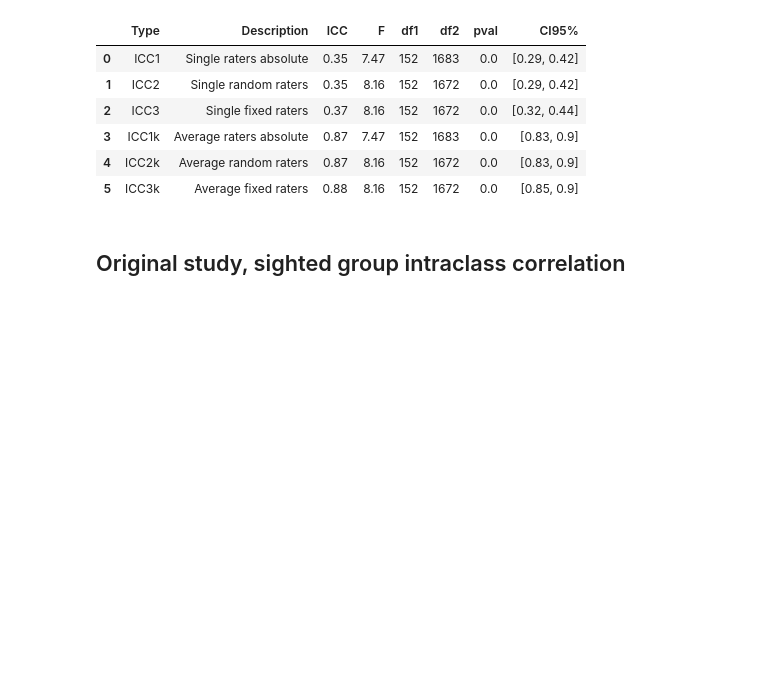
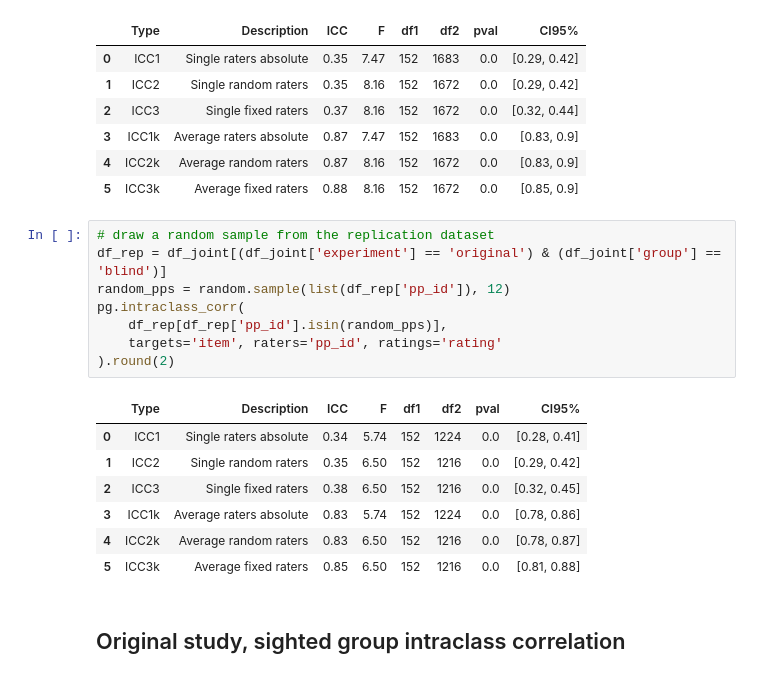
Before and after one commit to jvparidon/color-semantics, a Jupyter notebook: coca_icc_and_reading.ipynb, the cells around one changed output. Drawn from its saved outputs; the diff is of its cells as text; blank space fills up the shorter version.

```diff
--- a/coca_icc_and_reading.ipynb
+++ b/coca_icc_and_reading.ipynb
@@ -101,6 +104,22 @@ pg.intraclass_corr(df_joint[(df_joint['experiment'] == 'original') & (df_joint['
 | 3 | ICC1k | Average raters absolute | 0.87 | 7.47 | 152 | 1683 | 0.0 | [0.83, 0.9] |
 | 4 | ICC2k | Average random raters | 0.87 | 8.16 | 152 | 1672 | 0.0 | [0.83, 0.9] |
 | 5 | ICC3k | Average fixed raters | 0.88 | 8.16 | 152 | 1672 | 0.0 | [0.85, 0.9] |
+# %%
+# draw a random sample from the replication dataset
+df_rep = df_joint[(df_joint['experiment'] == 'original') & (df_joint['group'] == 'blind')]
+random_pps = random.sample(list(df_rep['pp_id']), 12)
+pg.intraclass_corr(
+    df_rep[df_rep['pp_id'].isin(random_pps)],
+    targets='item', raters='pp_id', ratings='rating'
+).round(2)
+# %% [output]
+|  | Type | Description | ICC | F | df1 | df2 | pval | CI95% |
+| 0 | ICC1 | Single raters absolute | 0.34 | 5.74 | 152 | 1224 | 0.0 | [0.28, 0.41] |
+| 1 | ICC2 | Single random raters | 0.35 | 6.50 | 152 | 1216 | 0.0 | [0.29, 0.42] |
+| 2 | ICC3 | Single fixed raters | 0.38 | 6.50 | 152 | 1216 | 0.0 | [0.32, 0.45] |
+| 3 | ICC1k | Average raters absolute | 0.83 | 5.74 | 152 | 1224 | 0.0 | [0.78, 0.86] |
+| 4 | ICC2k | Average random raters | 0.83 | 6.50 | 152 | 1216 | 0.0 | [0.78, 0.87] |
+| 5 | ICC3k | Average fixed raters | 0.85 | 6.50 | 152 | 1216 | 0.0 | [0.81, 0.88] |
 # %% [markdown]
 ## Original study, sighted group intraclass correlation
 # %%
```
Also changed, not shown: parts of 20 cells of this notebook, 52 other files.
